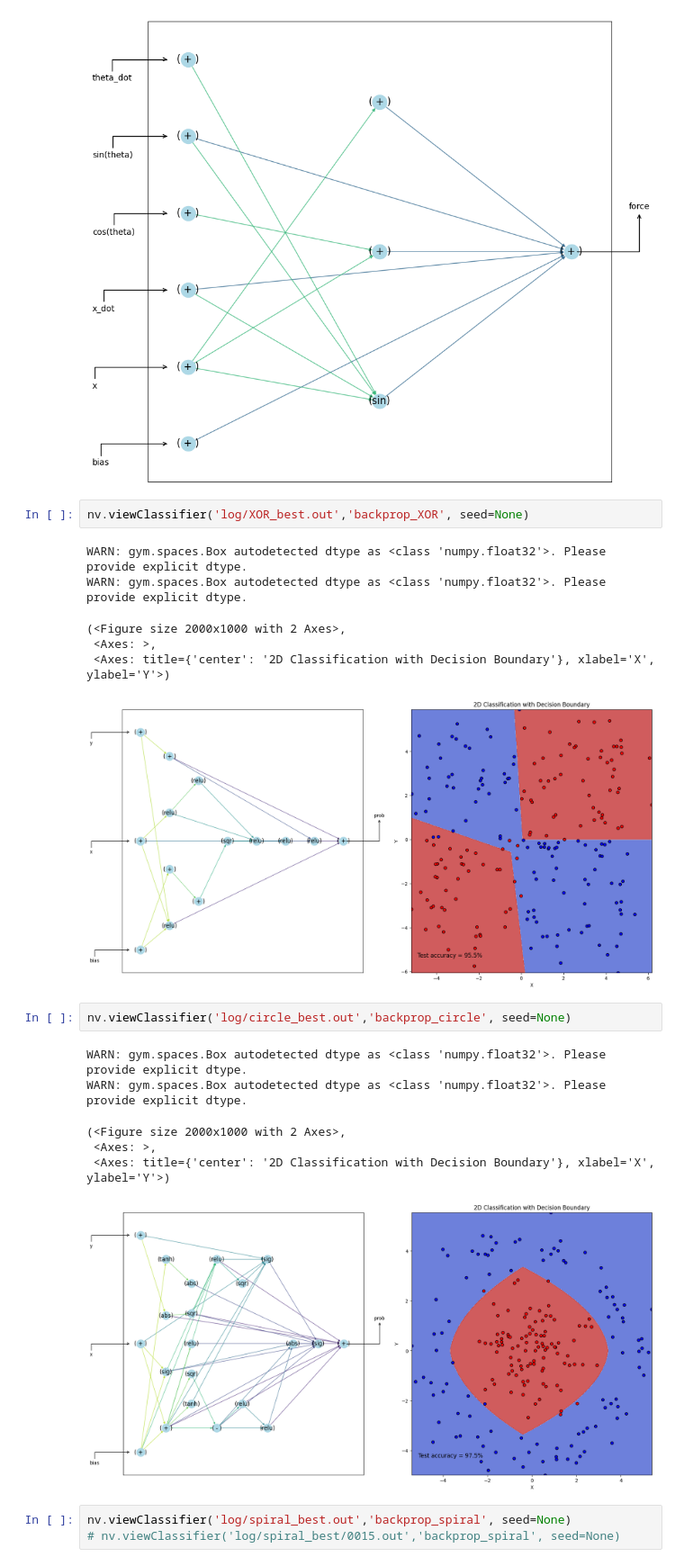
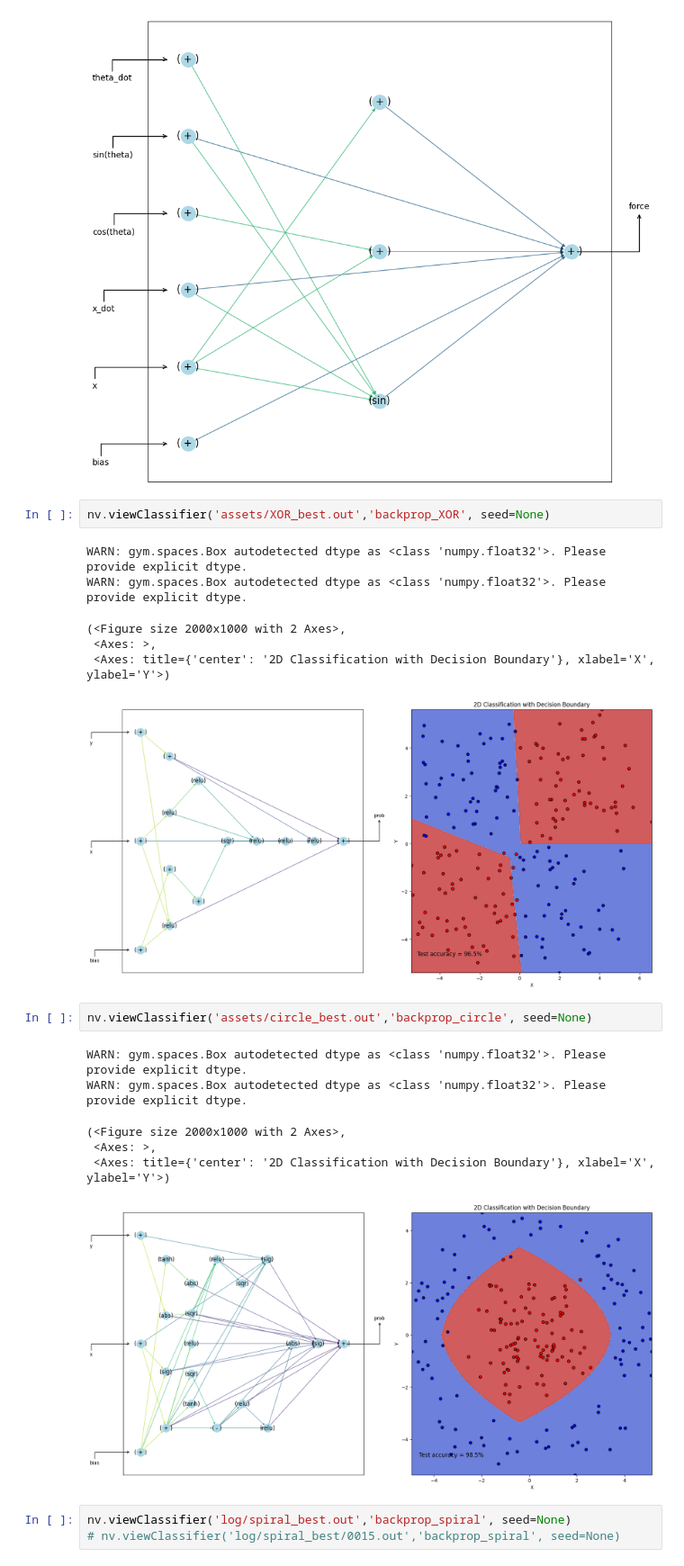
Before and after one commit to mydcxiao/BackpropNEAT_Gym, a Jupyter notebook: prettyNEAT_demo.ipynb, the cells around one changed output. Shown: that part at 90% size. Drawn from its saved outputs; the diff is of its cells as text.

```diff
--- a/prettyNEAT_demo.ipynb
+++ b/prettyNEAT_demo.ipynb
@@ -34,23 +34,23 @@ nv.viewInd('demo/swingup/test_best.out','swingup')
 (<Figure size 1000x1000 with 1 Axes>, <Axes: >)
 [figure]
 # %%
-nv.viewClassifier('log/XOR_best.out','backprop_XOR', seed=None)
+nv.viewClassifier('assets/XOR_best.out','backprop_XOR', seed=None)
 # %% [output]
 WARN: gym.spaces.Box autodetected dtype as <class 'numpy.float32'>. Please provide explicit dtype.
 WARN: gym.spaces.Box autodetected dtype as <class 'numpy.float32'>. Please provide explicit dtype.
 (<Figure size 2000x1000 with 2 Axes>,
  <Axes: >,
  <Axes: title={'center': '2D Classification with Decision Boundary'}, xlabel='X', ylabel='Y'>)
-[figure, old version]
+[figure, new version]
 # %%
-nv.viewClassifier('log/circle_best.out','backprop_circle', seed=None)
+nv.viewClassifier('assets/circle_best.out','backprop_circle', seed=None)
 # %% [output]
 WARN: gym.spaces.Box autodetected dtype as <class 'numpy.float32'>. Please provide explicit dtype.
 WARN: gym.spaces.Box autodetected dtype as <class 'numpy.float32'>. Please provide explicit dtype.
 (<Figure size 2000x1000 with 2 Axes>,
  <Axes: >,
  <Axes: title={'center': '2D Classification with Decision Boundary'}, xlabel='X', ylabel='Y'>)
-[figure, old version]
+[figure, new version]
 # %%
 nv.viewClassifier('log/spiral_best.out','backprop_spiral', seed=None)
 # nv.viewClassifier('log/spiral_best/0015.out','backprop_spiral', seed=None)
```
